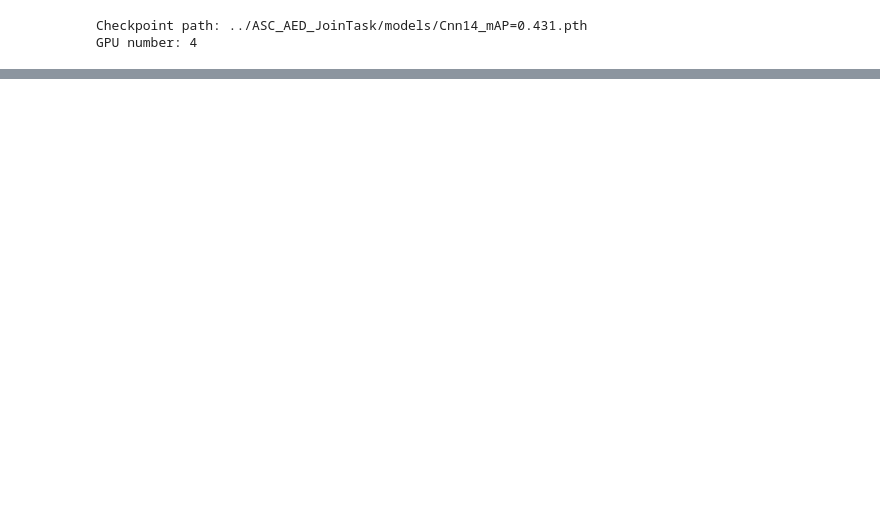
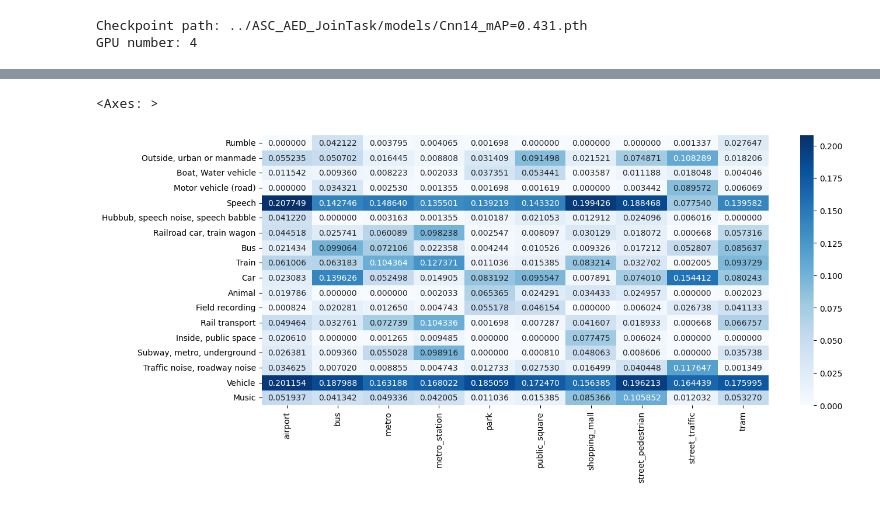
Before and after one commit to darshitttt/Scene_X_Events, a Jupyter notebook: proper_OrgSceneTags.ipynb, the cells around one changed output, grey strips where cells are left out. Drawn from its saved outputs; the diff is of its cells as text; code cells hidden in the pictures; blank space fills up the shorter version.

```diff
--- a/proper_OrgSceneTags.ipynb
+++ b/proper_OrgSceneTags.ipynb
@@ -84,0 +93,7 @@ df.to_csv('tut_preds/Cnn9_64mel_tut_ablatedScenePreds_withOrgTags.csv', index=Fa
+# %%
+# Normalizing the counts
+for scene in scenes:
+    total = (scene_tag_counts_df[scene].sum())
+
+    for index in scene_tag_counts_df.index:
+        scene_tag_counts_df[scene][index] = (scene_tag_counts_df[scene][index])/total
@@ -84,0 +118,27 @@ df.to_csv('tut_preds/Cnn9_64mel_tut_ablatedScenePreds_withOrgTags.csv', index=Fa
+# %%
+better_all_tags = set()
+
+for scene in scenes:
+    for tag in all_tags:
+        if (scene_tag_counts_df[scene][tag])>0.04:
+            better_all_tags.add(tag)
+# %%
+valid_indices = [index for index in better_all_tags if index in scene_tag_counts_df.index]
+
+better_df = pd.DataFrame(columns=scenes, index=valid_indices)
+
+for scene in scenes:
+    for tag in valid_indices:
+        better_df[scene][tag] = scene_tag_counts_df[scene][tag]
+# %%
+#sns.heatmap(better_df, fmt='f', annot=True, cmap='Blues')
+better_df = better_df.apply(pd.to_numeric)
+# %%
+# We have to rethink this plot. We normalised it using the total number of events in all the files,
+# Rather we should be normalising the frequency of each tag with the total number of files, which should give us a better representation
+# That will give us an idea about the % of times a tag occured in a scene
+plt.figure(figsize=(14,6))
+sns.heatmap(better_df, fmt='f', annot=True, cmap='Blues')
+# %% [output]
+<Axes: >
+[figure, added]
```
Also changed, not shown: parts of 4 cells of this notebook.
